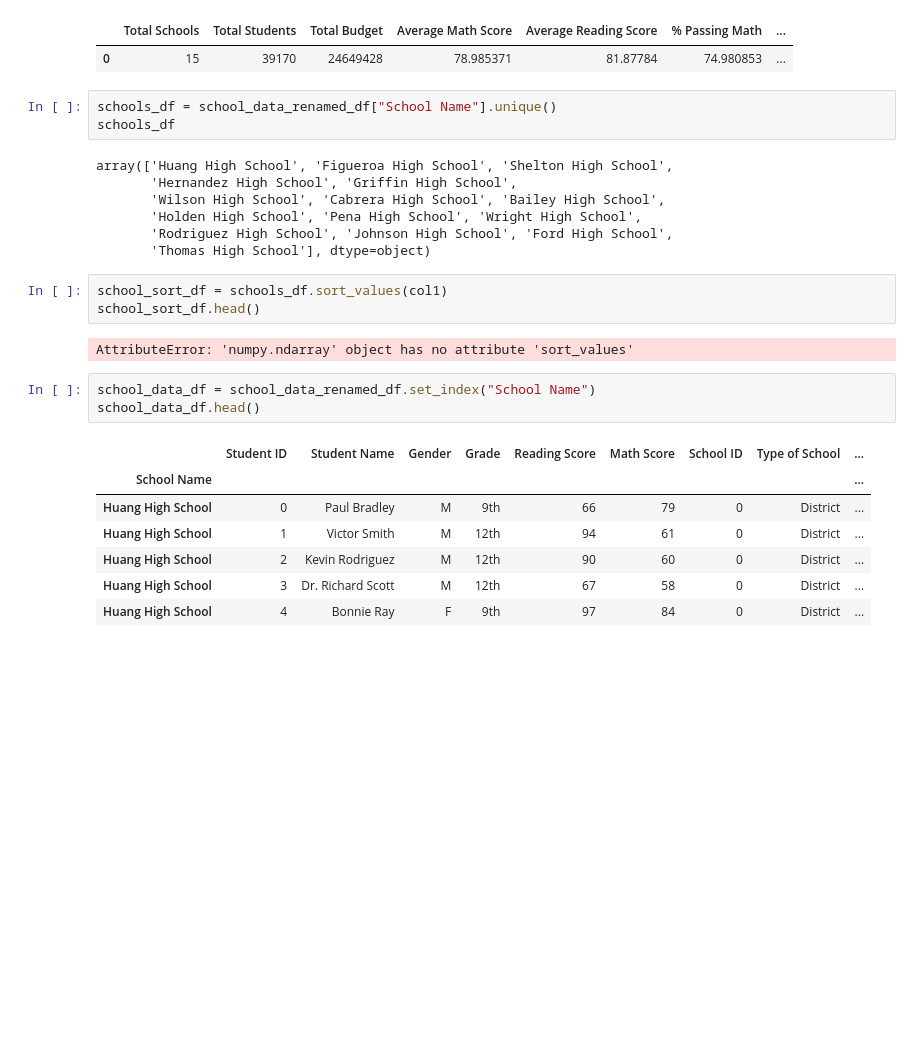
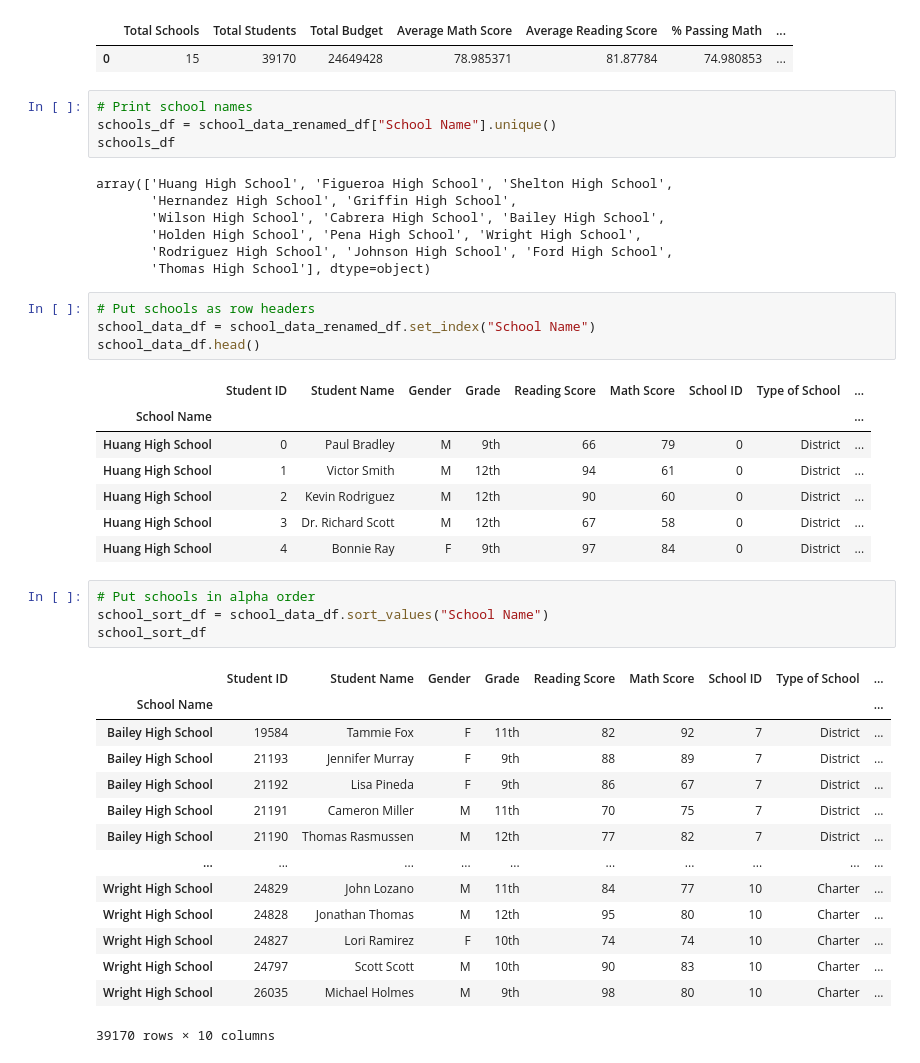
Before and after one commit to Terra999/pandas-challenge, a Jupyter notebook: PyCitySchools/PyCitySchools.ipynb, the cells around one changed output. Cells and saved outputs as stored; diff of their text form; blank space fills up the shorter version.

Commit message:
Alpha sort complete and type of school identified

```diff
--- a/PyCitySchools/PyCitySchools.ipynb
+++ b/PyCitySchools/PyCitySchools.ipynb
@@ -188,6 +204,7 @@ overall_summary_df
 |  | Total Schools | Total Students | Total Budget | Average Math Score | Average Reading Score | % Passing Math | ... |
 | 0 | 15 | 39170 | 24649428 | 78.985371 | 81.87784 | 74.980853 | ... |
 # %%
+# Print school names
 schools_df = school_data_renamed_df["School Name"].unique()
 schools_df
 # %% [output]
@@ -197,12 +214,8 @@ array(['Huang High School', 'Figueroa High School', 'Shelton High School',
        'Holden High School', 'Pena High School', 'Wright High School',
        'Rodriguez High School', 'Johnson High School', 'Ford High School',
        'Thomas High School'], dtype=object)
-# %%
-school_sort_df = schools_df.sort_values(col1)
-school_sort_df.head()
-# %% [output]
-AttributeError: 'numpy.ndarray' object has no attribute 'sort_values'
 # %%
+# Put schools as row headers
 school_data_df = school_data_renamed_df.set_index("School Name")
 school_data_df.head()
 # %% [output]
@@ -213,3 +226,22 @@ school_data_df.head()
 | Huang High School | 2 | Kevin Rodriguez | M | 12th | 90 | 60 | 0 | District | ... |
 | Huang High School | 3 | Dr. Richard Scott | M | 12th | 67 | 58 | 0 | District | ... |
 | Huang High School | 4 | Bonnie Ray | F | 9th | 97 | 84 | 0 | District | ... |
+# %%
+# Put schools in alpha order
+school_sort_df = school_data_df.sort_values("School Name")
+school_sort_df
+# %% [output]
+|  | Student ID | Student Name | Gender | Grade | Reading Score | Math Score | School ID | Type of School | ... |
+| School Name |  |  |  |  |  |  |  |  | ... |
+| Bailey High School | 19584 | Tammie Fox | F | 11th | 82 | 92 | 7 | District | ... |
+| Bailey High School | 21193 | Jennifer Murray | F | 9th | 88 | 89 | 7 | District | ... |
+| Bailey High School | 21192 | Lisa Pineda | F | 9th | 86 | 67 | 7 | District | ... |
+| Bailey High School | 21191 | Cameron Miller | M | 11th | 70 | 75 | 7 | District | ... |
+| Bailey High School | 21190 | Thomas Rasmussen | M | 12th | 77 | 82 | 7 | District | ... |
+| ... | ... | ... | ... | ... | ... | ... | ... | ... | ... |
+| Wright High School | 24829 | John Lozano | M | 11th | 84 | 77 | 10 | Charter | ... |
+| Wright High School | 24828 | Jonathan Thomas | M | 12th | 95 | 80 | 10 | Charter | ... |
+| Wright High School | 24827 | Lori Ramirez | F | 10th | 74 | 74 | 10 | Charter | ... |
+| Wright High School | 24797 | Scott Scott | M | 10th | 90 | 83 | 10 | Charter | ... |
+| Wright High School | 26035 | Michael Holmes | M | 9th | 98 | 80 | 10 | Charter | ... |
+39170 rows × 10 columns
```
Also changed, not shown: parts of 3 cells of this notebook.
